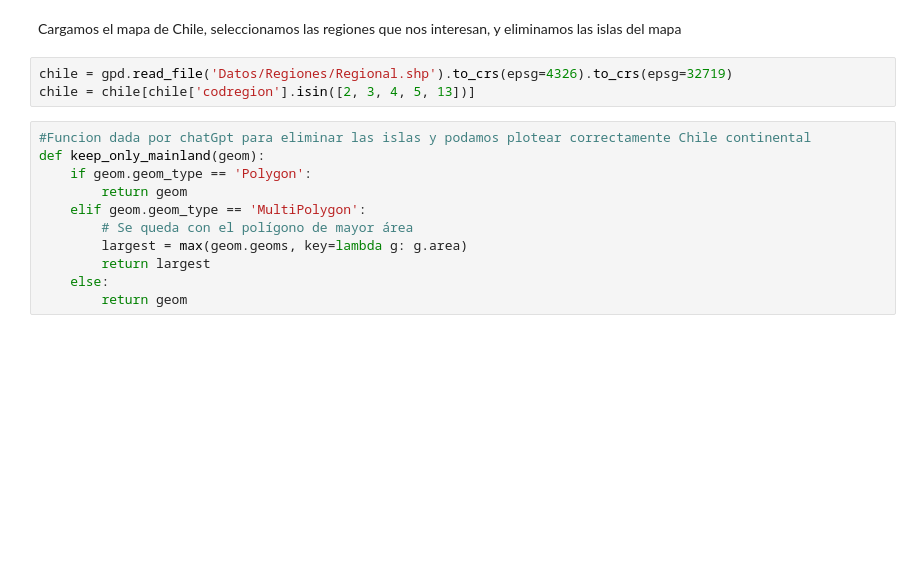
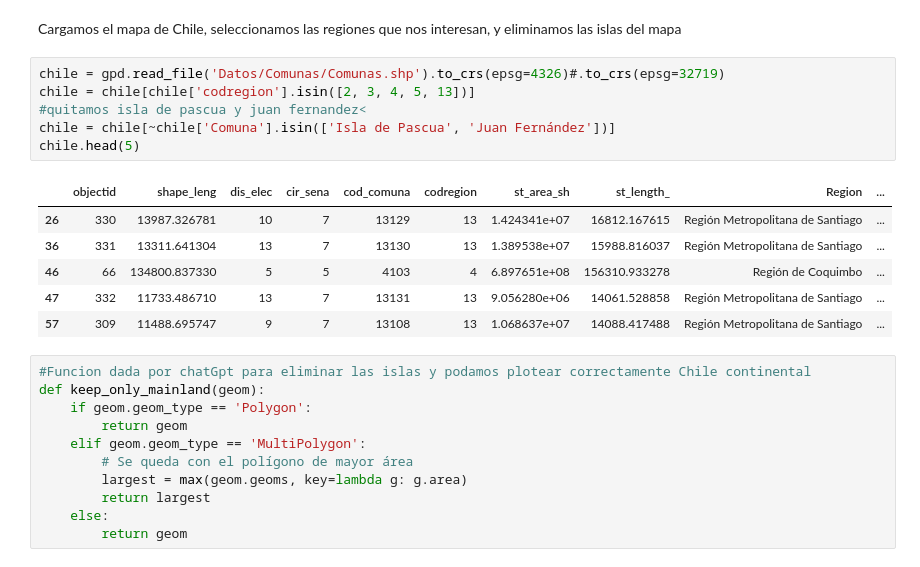
Before and after one commit to ChrisKmilo/Geoespatial-Project, a Jupyter notebook: Observatorios.ipynb, the cells around one changed output. Drawn from its saved outputs; the diff is of its cells as text; blank space fills up the shorter version.

```diff
--- a/Observatorios.ipynb
+++ b/Observatorios.ipynb
@@ -25,8 +28,18 @@ endDate = '2012-1-31'
 # %% [markdown]
 Cargamos el mapa de Chile, seleccionamos las regiones que nos interesan, y eliminamos las islas del mapa
 # %%
-chile = gpd.read_file('Datos/Regiones/Regional.shp').to_crs(epsg=4326).to_crs(epsg=32719)
+chile = gpd.read_file('Datos/Comunas/Comunas.shp').to_crs(epsg=4326)#.to_crs(epsg=32719)
 chile = chile[chile['codregion'].isin([2, 3, 4, 5, 13])]
+#quitamos isla de pascua y juan fernandez<
+chile = chile[~chile['Comuna'].isin(['Isla de Pascua', 'Juan Fernández'])]
+chile.head(5)
+# %% [output]
+|  | objectid | shape_leng | dis_elec | cir_sena | cod_comuna | codregion | st_area_sh | st_length_ | Region | ... |
+| 26 | 330 | 13987.326781 | 10 | 7 | 13129 | 13 | 1.424341e+07 | 16812.167615 | Región Metropolitana de Santiago | ... |
+| 36 | 331 | 13311.641304 | 13 | 7 | 13130 | 13 | 1.389538e+07 | 15988.816037 | Región Metropolitana de Santiago | ... |
+| 46 | 66 | 134800.837330 | 5 | 5 | 4103 | 4 | 6.897651e+08 | 156310.933278 | Región de Coquimbo | ... |
+| 47 | 332 | 11733.486710 | 13 | 7 | 13131 | 13 | 9.056280e+06 | 14061.528858 | Región Metropolitana de Santiago | ... |
+| 57 | 309 | 11488.695747 | 9 | 7 | 13108 | 13 | 1.068637e+07 | 14088.417488 | Región Metropolitana de Santiago | ... |
 # %%
 #Funcion dada por chatGpt para eliminar las islas y podamos plotear correctamente Chile continental
 def keep_only_mainland(geom):
```
Also changed, not shown: parts of 28 cells of this notebook, 29 other files.
